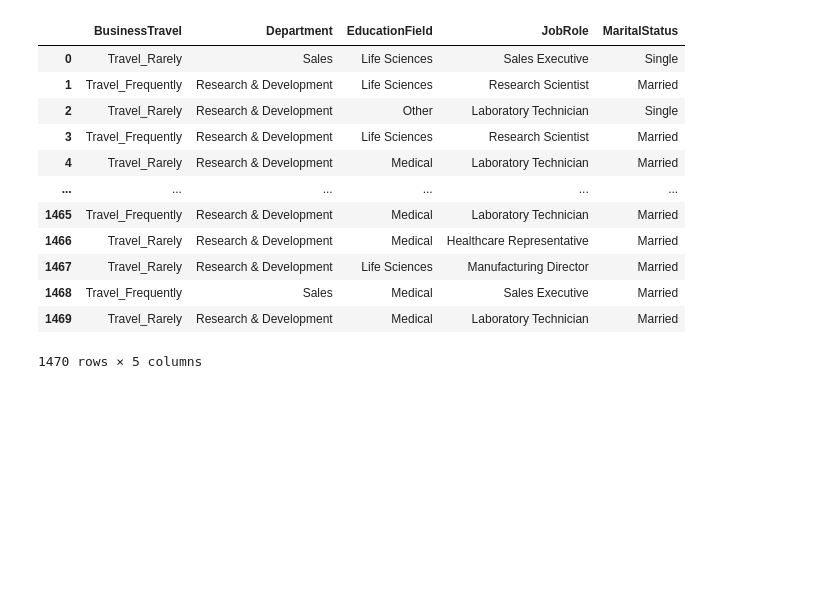
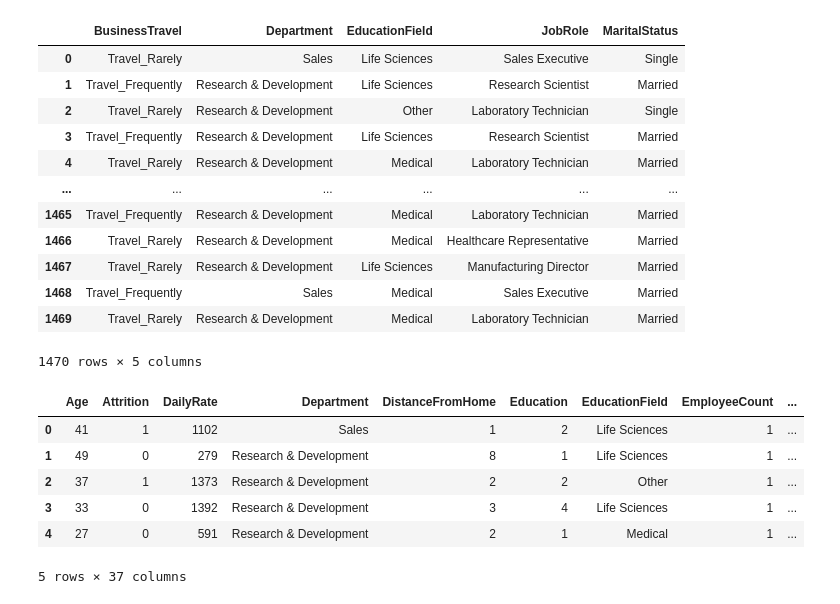
Before and after one commit to abinhyanmikha/Data-Science, a Jupyter notebook: Assignment/Assignment8/question 2.ipynb, the cells around one changed output. Saved outputs shown, nothing was run; the diff lists cells and outputs as text; code cells hidden in the pictures; blank space fills up the shorter version.

Commit message:
started onehot encoding part of Assignment 8 question 2

```diff
--- a/Assignment/Assignment8/question 2.ipynb
+++ b/Assignment/Assignment8/question 2.ipynb
@@ -211,4 +211,8 @@ df[categorical_column]
 1470 rows × 5 columns
 # %%
 from sklearn.preprocessing import OneHotEncoder
-onehotencoder=OneHotEncoder()
+onehotencoder=OneHotEncoder(sparse_output=False)
+df[onehotencoder.get_feature_names_out(['BusinessTravel'])] = onehotencoder.fit_transform(
+    df[['BusinessTravel']]
+)
+df.drop(['BusinessTravel'],axis=1,inplace=True)
@@ -214,0 +221,10 @@ onehotencoder=OneHotEncoder()
+# %%
+df.head()
+# %% [output]
+|  | Age | Attrition | DailyRate | Department | DistanceFromHome | Education | EducationField | EmployeeCount | ... |
+| 0 | 41 | 1 | 1102 | Sales | 1 | 2 | Life Sciences | 1 | ... |
+| 1 | 49 | 0 | 279 | Research & Development | 8 | 1 | Life Sciences | 1 | ... |
+| 2 | 37 | 1 | 1373 | Research & Development | 2 | 2 | Other | 1 | ... |
+| 3 | 33 | 0 | 1392 | Research & Development | 3 | 4 | Life Sciences | 1 | ... |
+| 4 | 27 | 0 | 591 | Research & Development | 2 | 1 | Medical | 1 | ... |
+5 rows × 37 columns
```
Also changed, not shown: parts of 2 cells of this notebook.
